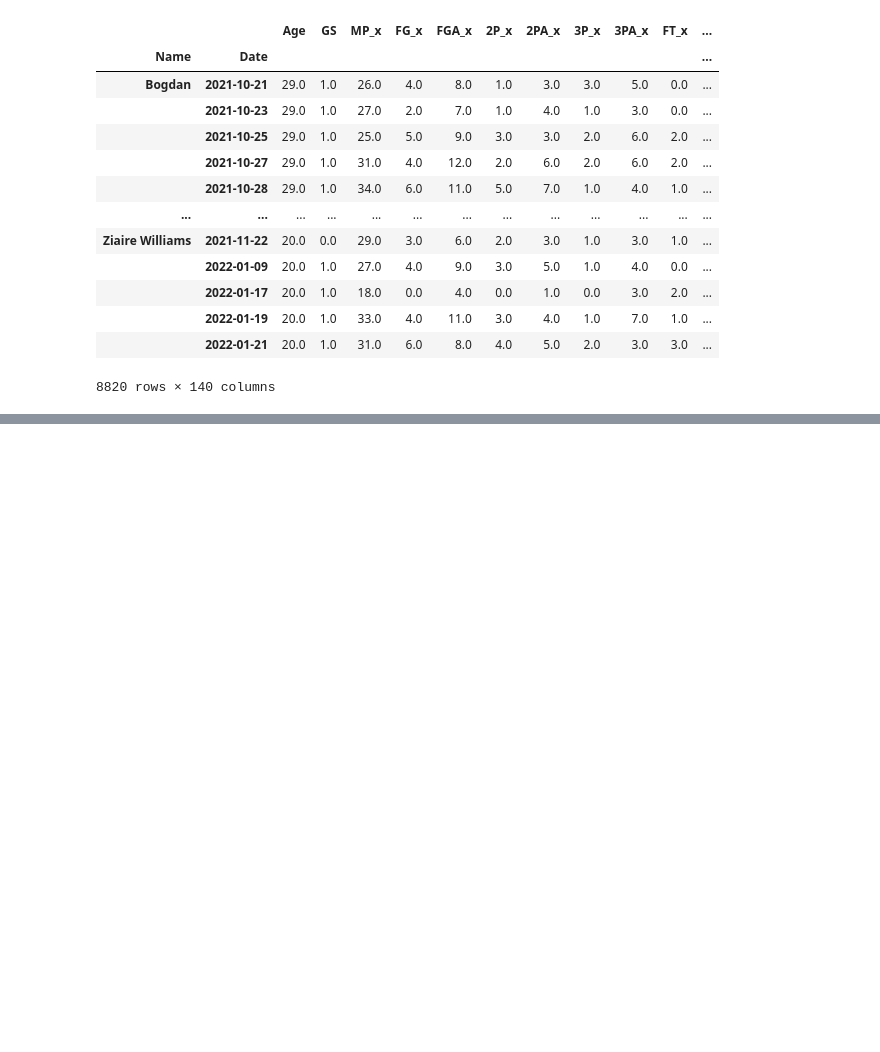
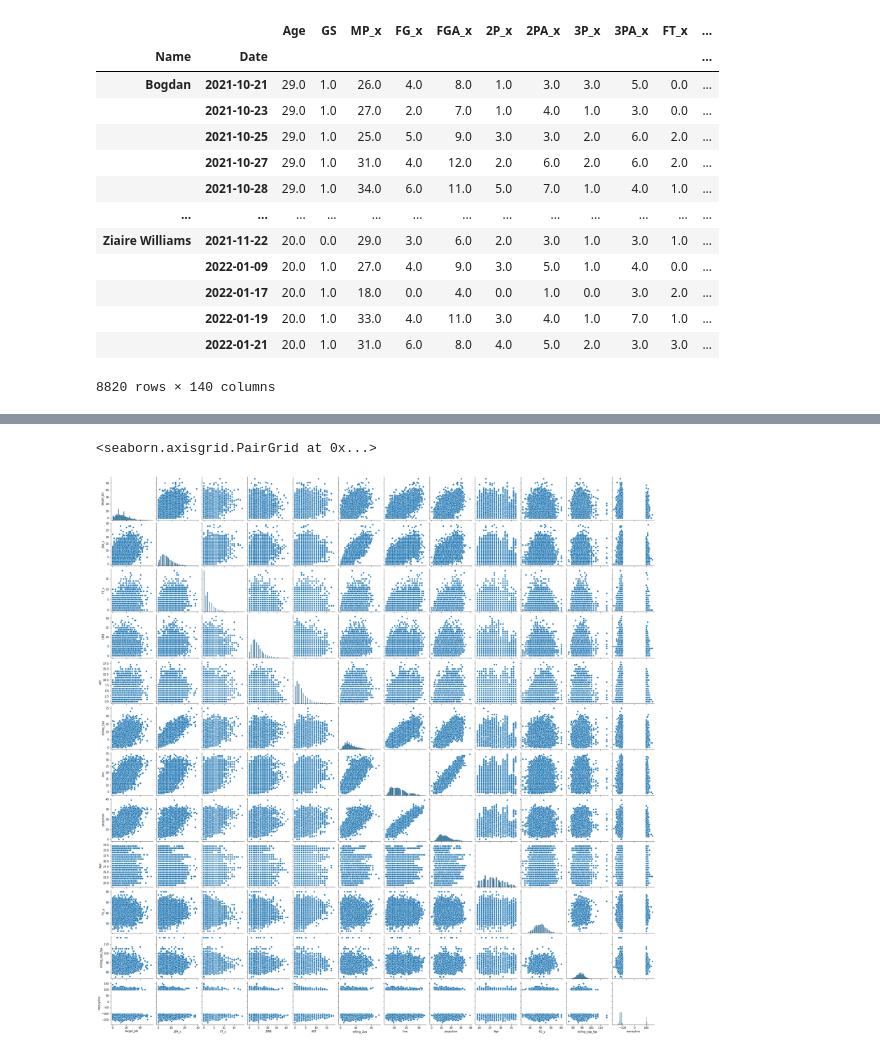
Before and after one commit to VinceDiR/Prop_Betting_Regression_Project, a Jupyter notebook: Modeling + Scoring (Step 4).ipynb, the cells around one changed output, grey strips where cells are left out. Saved outputs shown, nothing was run; the diff lists cells and outputs as text; code cells hidden in the pictures; blank space fills up the shorter version.

```diff
--- a/Modeling + Scoring (Step 4).ipynb
+++ b/Modeling + Scoring (Step 4).ipynb
@@ -39,3 +40,5 @@ df = pd.read_csv('modeling_dataset.csv', index_col=[0,1]);df
 |  | 2022-01-19 | 20.0 | 1.0 | 33.0 | 4.0 | 11.0 | 3.0 | 4.0 | 1.0 | 7.0 | 1.0 | ... |
 |  | 2022-01-21 | 20.0 | 1.0 | 31.0 | 6.0 | 8.0 | 4.0 | 5.0 | 2.0 | 3.0 | 3.0 | ... |
 8820 rows × 140 columns
+# %%
+df2 = df.reset_index();df2
@@ -57,0 +140,2 @@ Name: target_pts, Length: 8820, dtype: float64
+# %%
+df3 = df2[['target_pts', '2PA_x', 'FT_x', 'DRB', 'AST', 'rolling_2pa', 'line', 'projection', 'Age', 'FG_y', 'rolling_opp_fga', 'moneyline', 'game_result_W', 'Team_CHA', 'Team_LAC', 'Team_MIA', 'Team_MIN', 'Team_ORL', 'Position_F-G', 'opponent_ATL', 'opponent_BOS', 'opponent_CLE', 'opponent_GSW', 'opponent_LAL', 'opponent_UTH', 'opponent_TOR', 'projection_right_1.0']]; df3
@@ -57,0 +156,7 @@ Name: target_pts, Length: 8820, dtype: float64
+# %%
+numeric_df = df3.loc[:,['target_pts', '2PA_x', 'FT_x', 'DRB', 'AST', 'rolling_2pa', 'line', 'projection', 'Age', 'FG_y', 'rolling_opp_fga', 'moneyline']]
+# %%
+sns.pairplot(numeric_df)
+# %% [output]
+<seaborn.axisgrid.PairGrid at 0x...>
+[figure, added]
```
Also changed, not shown: parts of 41 cells of this notebook, 1 other file.
